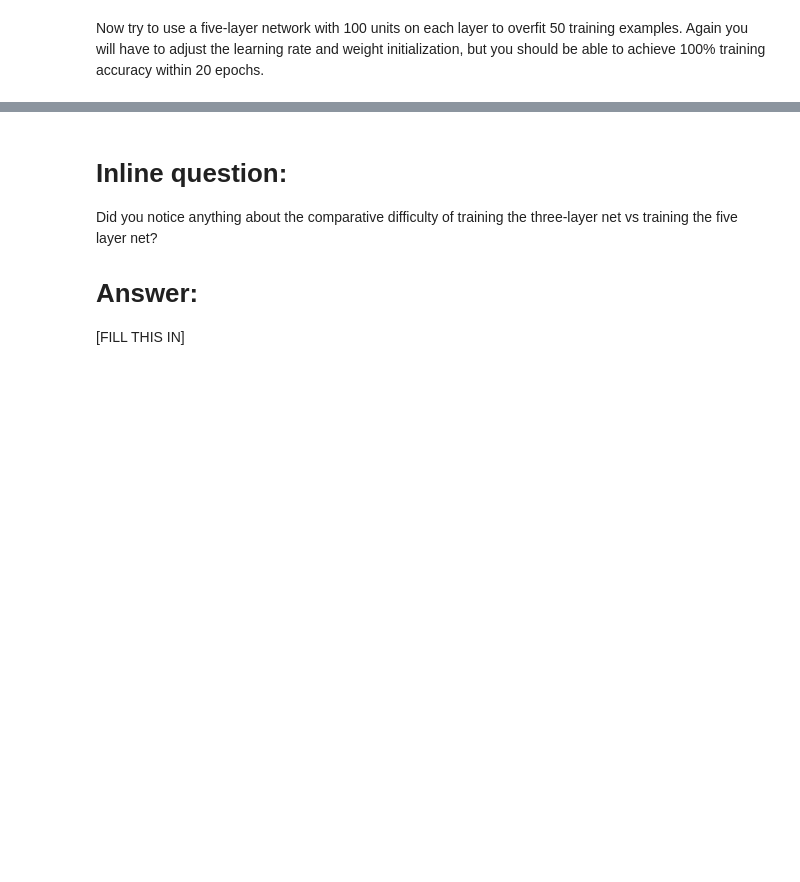
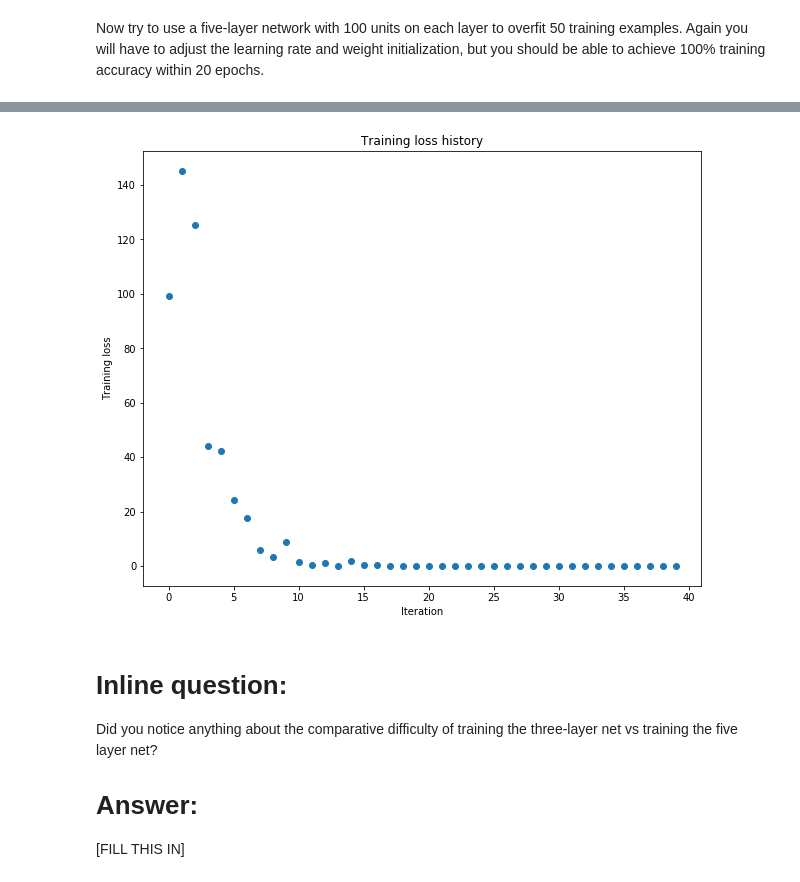
Before and after one commit to mtc2013/cs231n-assignment2, a Jupyter notebook: FullyConnectedNets.ipynb, the cells around one changed output, grey strips where cells are left out. Drawn from its saved outputs; the diff is of its cells as text; code cells hidden in the pictures; blank space fills up the shorter version.

```diff
--- a/FullyConnectedNets.ipynb
+++ b/FullyConnectedNets.ipynb
@@ -412,7 +490,7 @@ small_data = {
 }
 
 learning_rate = 1e-3
-weight_scale = 1e-5
+weight_scale = 1e-1
 model = FullyConnectedNet([100, 100, 100, 100],
                 weight_scale=weight_scale, dtype=np.float64)
 solver = Solver(model, small_data,
@@ -429,3 +507,4 @@ plt.title('Training loss history')
 plt.xlabel('Iteration')
 plt.ylabel('Training loss')
 plt.show()
+# %% [output]
@@ -432,3 +528,4 @@ plt.show()
+[figure, added]
 # %% [markdown]
 # Inline question:
 Did you notice anything about the comparative difficulty of training the three-layer net vs training the five layer net?
```
Also changed, not shown: parts of 9 cells of this notebook, 5 other files.
